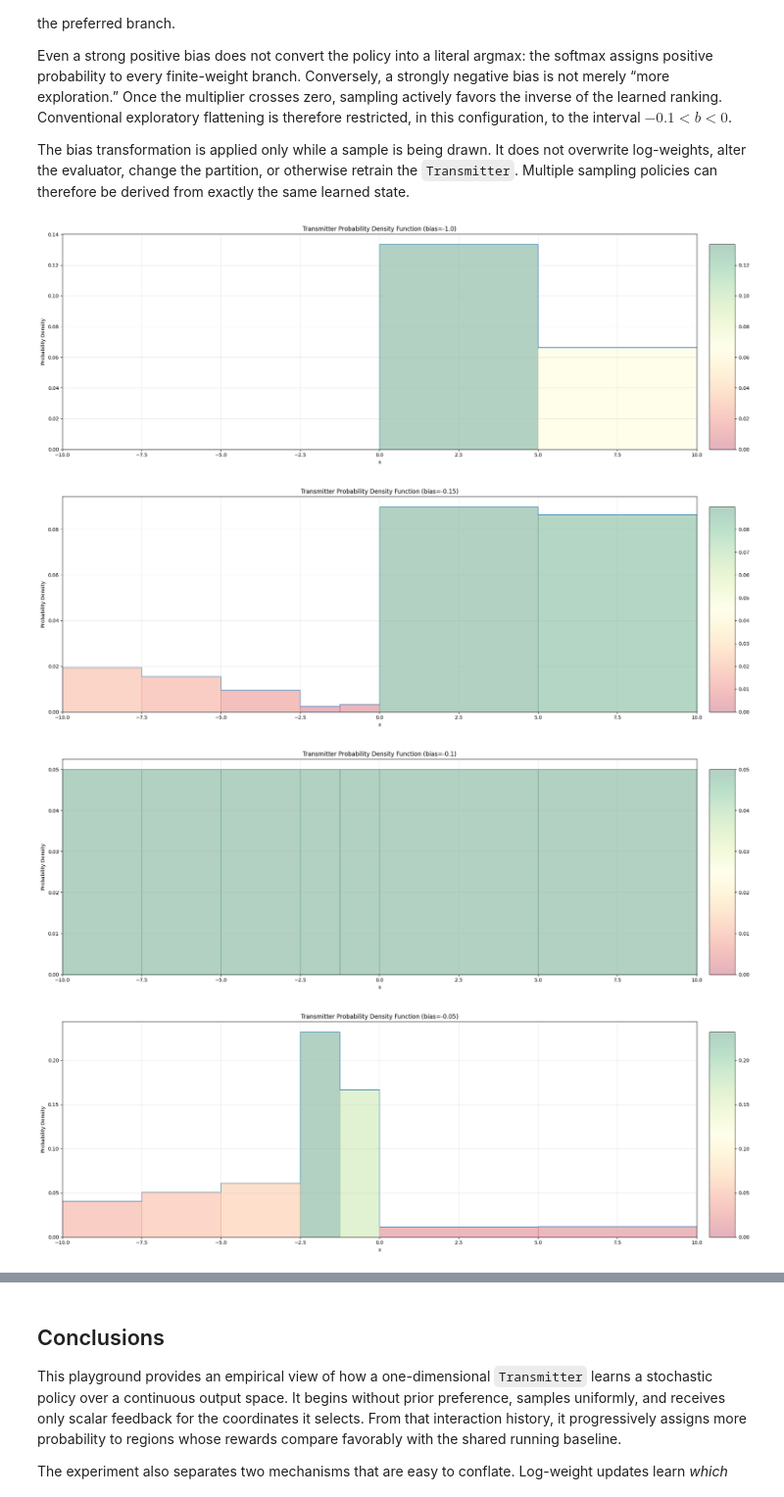
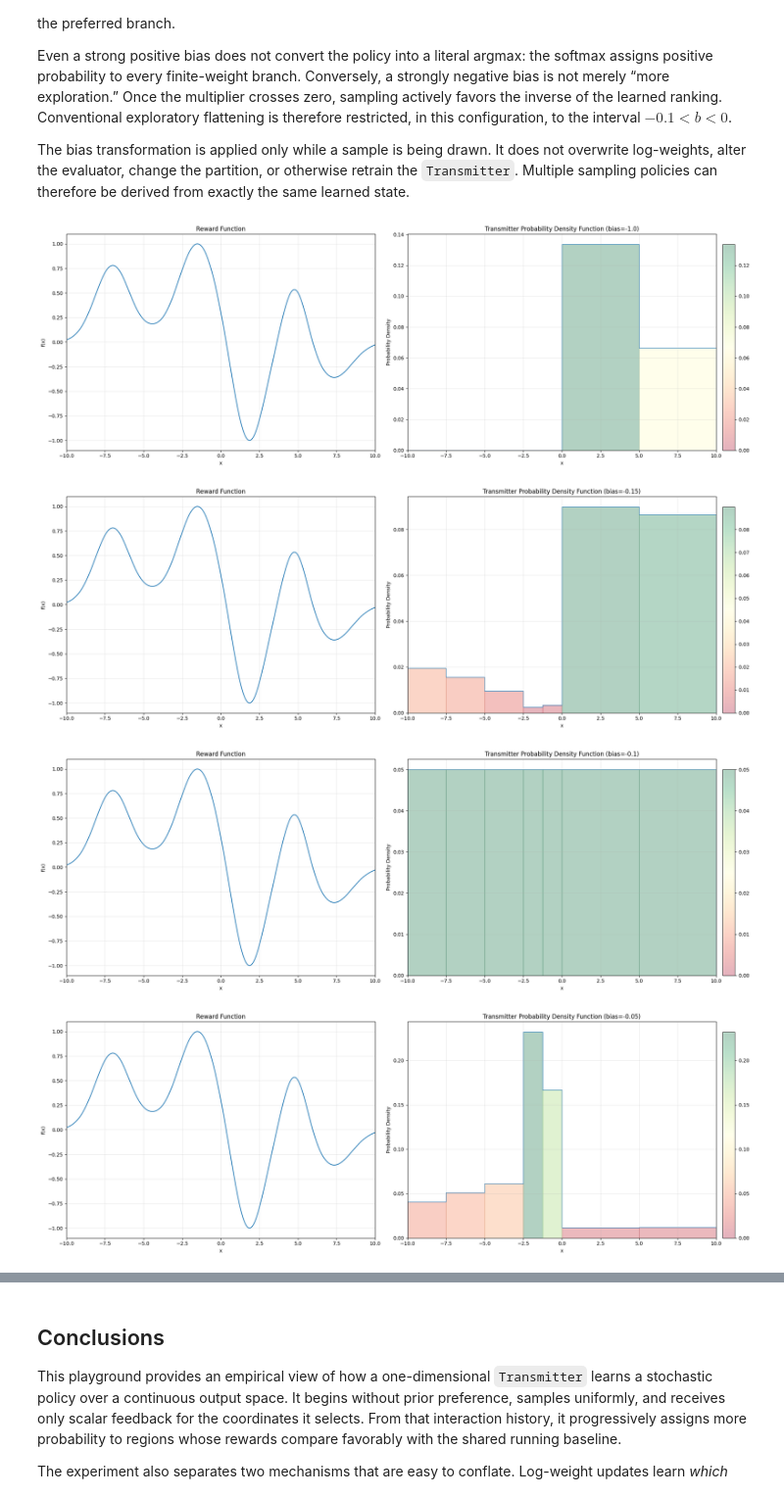
Before and after one commit to theconsmind/jacinta, a Jupyter notebook: playground/jacinta/processor/transmitter/OneDimensionalTransmitter.ipynb, the cells around one changed output, grey strips where cells are left out. Shown at 98% size. Cells and saved outputs as stored; diff of their text form; code cells hidden in the pictures.

```diff
--- a/playground/jacinta/processor/transmitter/OneDimensionalTransmitter.ipynb
+++ b/playground/jacinta/processor/transmitter/OneDimensionalTransmitter.ipynb
@@ -148,7 +148,9 @@ def plot_function(
     ax.grid(visible=True, alpha=0.3)
     return
 # %%
-def get_leaves(transmitter: Transmitter, probability: float = 1.0, bias: float = 0.0):
+def get_leaves(
+    transmitter: Transmitter, probability: float = 1.0, bias: float = 0.0
+) -> list[tuple[Transmitter, float]]:
     """
     Get the transmitter leaves with their probability densities.
 
@@ -387,15 +389,16 @@ The bias transformation is applied only while a sample is being drawn. It does n
 # %%
 # define the list of biases to evaluate
 biases = [-1.0, -0.15, -0.1, -0.05, 0.0, 0.25, 1.0]
 
 # plot the transmitter for each bias
 for bias in biases:
-    fig, ax = plt.subplots(figsize=(20, 7))
-    plot_transmitter(ax, transmitter, bias)
+    fig, ax = plt.subplots(ncols=2, figsize=(20, 7))
+    plot_function(ax[0], reward_function)
+    plot_transmitter(ax[1], transmitter, bias)
     fig.tight_layout()
     plt.show()
 # %% [output]
-[figure, old version]
+[figure, new version]
-[figure, old version]
+[figure, new version]
-[figure, old version]
+[figure, new version]
-[figure, old version]
+[figure, new version]
```
Also changed, not shown: parts of 3 cells of this notebook, 1 other file.
